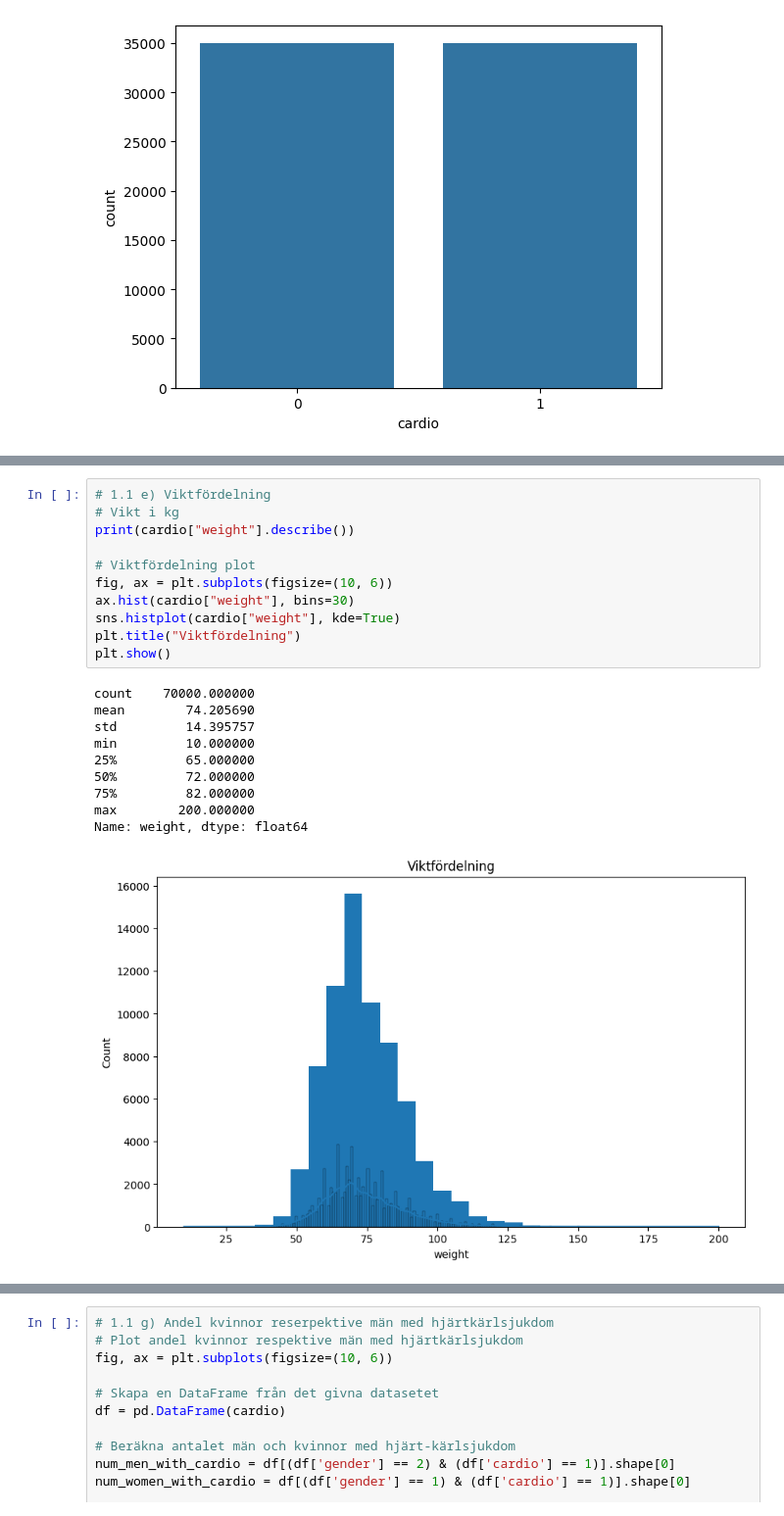
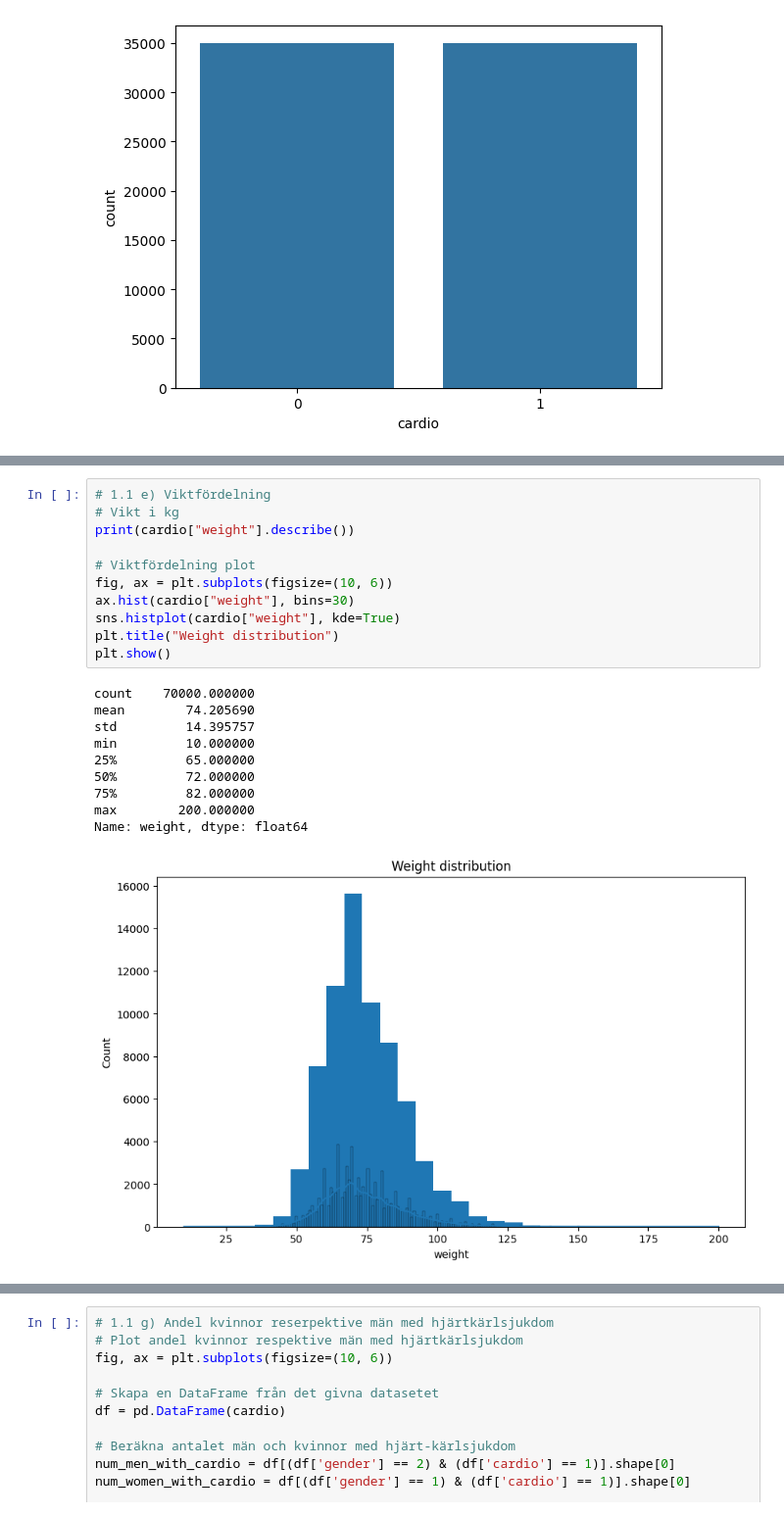
Before and after one commit to SFredin1/Machine-learning-AI23, a Jupyter notebook: Lab/Lab.ipynb, the cells around one changed output, grey strips where cells are left out. Shown at 98% size. Cells and saved outputs as stored; diff of their text form.

```diff
--- a/Lab/Lab.ipynb
+++ b/Lab/Lab.ipynb
@@ -130,25 +129,25 @@ Name: count, dtype: int64
 # %%
 # 1.1 e) Viktfördelning
 # Vikt i kg
 print(cardio["weight"].describe())
 
 # Viktfördelning plot
 fig, ax = plt.subplots(figsize=(10, 6))
 ax.hist(cardio["weight"], bins=30)
 sns.histplot(cardio["weight"], kde=True)
-plt.title("Viktfördelning")
+plt.title("Weight distribution")
 plt.show()
 # %% [output]
 count    70000.000000
 mean        74.205690
 std         14.395757
 min         10.000000
 25%         65.000000
 50%         72.000000
 75%         82.000000
 max        200.000000
 Name: weight, dtype: float64
-[figure, old version]
+[figure, new version]
 # %%
 # 1.1 f) Längdfördelning
 # Längd i cm
```
Also changed, not shown: parts of 29 cells of this notebook, 4 other files.
